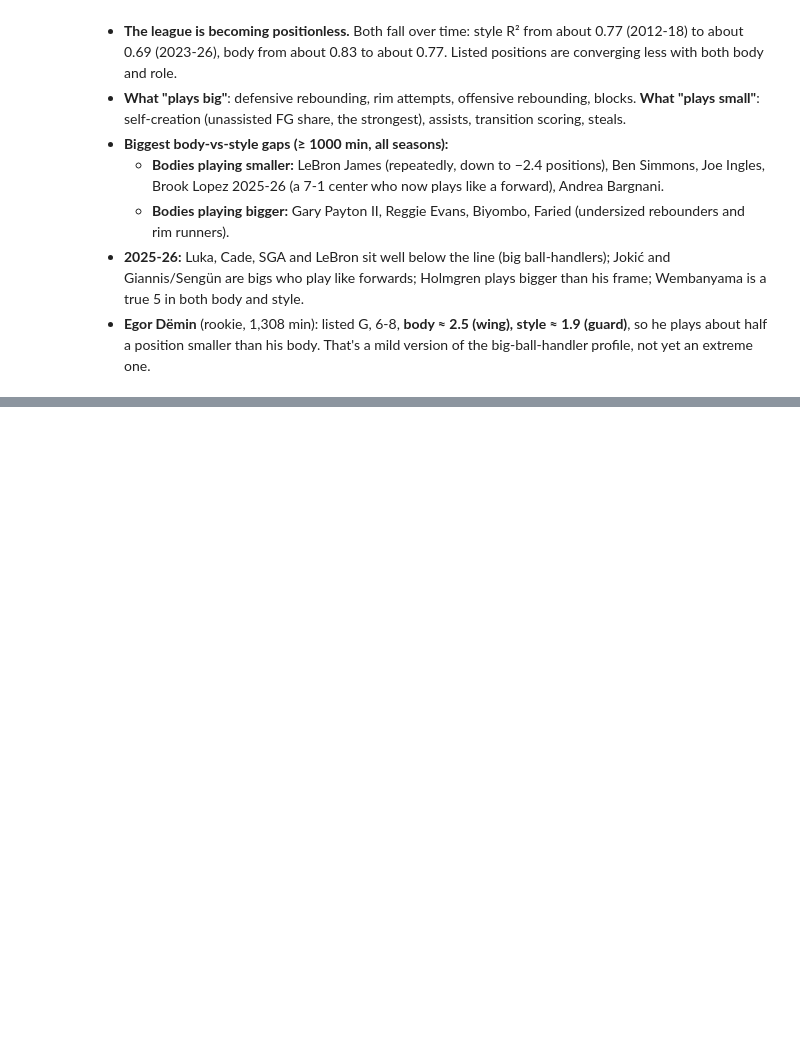
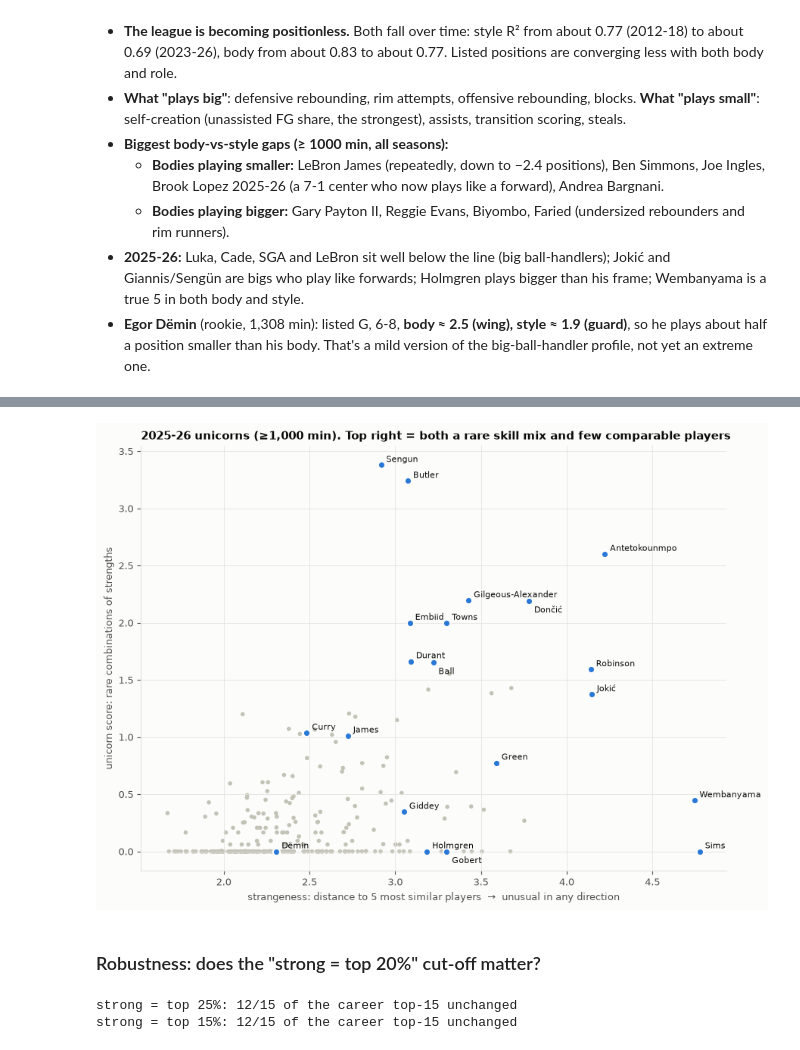
Before and after one commit to dan-j-e/unicorn-hunting, a Jupyter notebook: notebooks/04_unicorn_hunting.ipynb, the cells around one changed output, grey strips where cells are left out. Drawn from its saved outputs; the diff is of its cells as text; code cells hidden in the pictures; blank space fills up the shorter version.

```diff
--- a/notebooks/04_unicorn_hunting.ipynb
+++ b/notebooks/04_unicorn_hunting.ipynb
@@ -167,0 +309,10 @@ Egor Dëmin:
+# %%
+known = ["Victor Wembanyama", "Nikola Jokić", "Giannis Antetokounmpo", "Joel Embiid", "LeBron James", "Ben Simmons",
+         "Kristaps Porziņģis", "Draymond Green", "Stephen Curry", "Kevin Durant", "Karl-Anthony Towns", "Chet Holmgren",
+         "Rudy Gobert", "Josh Giddey", "Egor Dëmin"]
+s = uni[SAMPLE].copy()
+s["unicorn_pctl_all"] = s["unicorn_score"].rank(pct=True)
+s["strangeness_pctl_all"] = s["strangeness"].rank(pct=True)
+(s[s["player_name"].isin(known)].groupby("player_name")
+ .agg(seasons=("season", "size"), unicorn_pctl=("unicorn_pctl_all", "mean"), strangeness_pctl=("strangeness_pctl_all", "mean"))
+ .sort_values("unicorn_pctl", ascending=False).round(2))
@@ -167,0 +337,33 @@ Egor Dëmin:
+# %%
+s = uni[(uni["season"] == "2025-26") & (uni["min"] >= 1000)]
+hl = s[s["player_name"].isin(known) | (s["unicorn_score"] >= s["unicorn_score"].quantile(0.97)) | (s["strangeness_pctl"] >= 0.98)]
+fig, ax = plt.subplots(figsize=(9, 6.5))
+ax.scatter(s["strangeness"], s["unicorn_score"], s=16, color=MUTED, edgecolor="none")
+ax.scatter(hl["strangeness"], hl["unicorn_score"], s=44, color=BLUE, edgecolor=SURFACE, linewidth=1.5, zorder=3)
+def short_name(name):
+    parts = [p for p in name.split() if p not in {"Jr.", "Sr.", "II", "III", "IV"}]
+    return parts[-1]
+
+offsets = {"Luka Dončić": (5, -11), "LaMelo Ball": (5, -11), "Rudy Gobert": (5, -11)}
+for _, r in hl.iterrows():
+    ax.annotate(short_name(r["player_name"]), (r["strangeness"], r["unicorn_score"]),
+                xytext=offsets.get(r["player_name"], (5, 3)),
+                textcoords="offset points", fontsize=8, color=INK)
+ax.set_xlabel("strangeness: distance to 5 most similar players  →  unusual in any direction")
+ax.set_ylabel("unicorn score: rare combinations of strengths")
+ax.set_title("2025-26 unicorns (≥1,000 min). Top right = both a rare skill mix and few comparable players", loc="left")
+fig.tight_layout(); fig.savefig(FIG_DIR / "04_unicorn_map_2025_26.png", dpi=150, bbox_inches="tight")
+# %% [output]
+[figure, added]
+# %% [markdown]
+### Robustness: does the "strong = top 20%" cut-off matter?
+# %%
+base_top = set(career[career["seasons"] >= 3].nlargest(15, "mean_unicorn").index)
+for thr in [0.75, 0.85]:
+    alt = add_unicorn_score(traj.assign(), strong=thr)
+    alt = alt[(alt["min"] >= 1000) & (alt["pie_pctl"] >= 0.5)].groupby("player_name").agg(n=("season", "size"), m=("unicorn_score", "mean"))
+    top = set(alt[alt["n"] >= 3].nlargest(15, "m").index)
+    print(f"strong = top {1 - thr:.0%}: {len(base_top & top)}/15 of the career top-15 unchanged")
+# %% [output]
+strong = top 25%: 12/15 of the career top-15 unchanged
+strong = top 15%: 12/15 of the career top-15 unchanged
```
Also changed, not shown: parts of 13 cells of this notebook, 4 other files.
